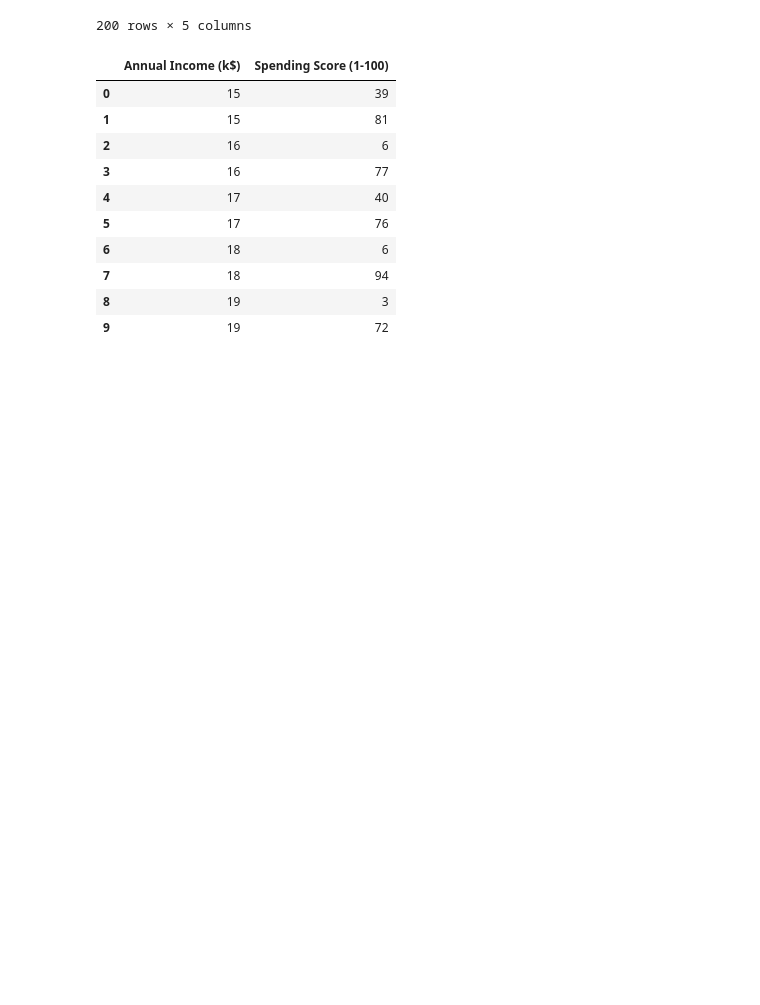
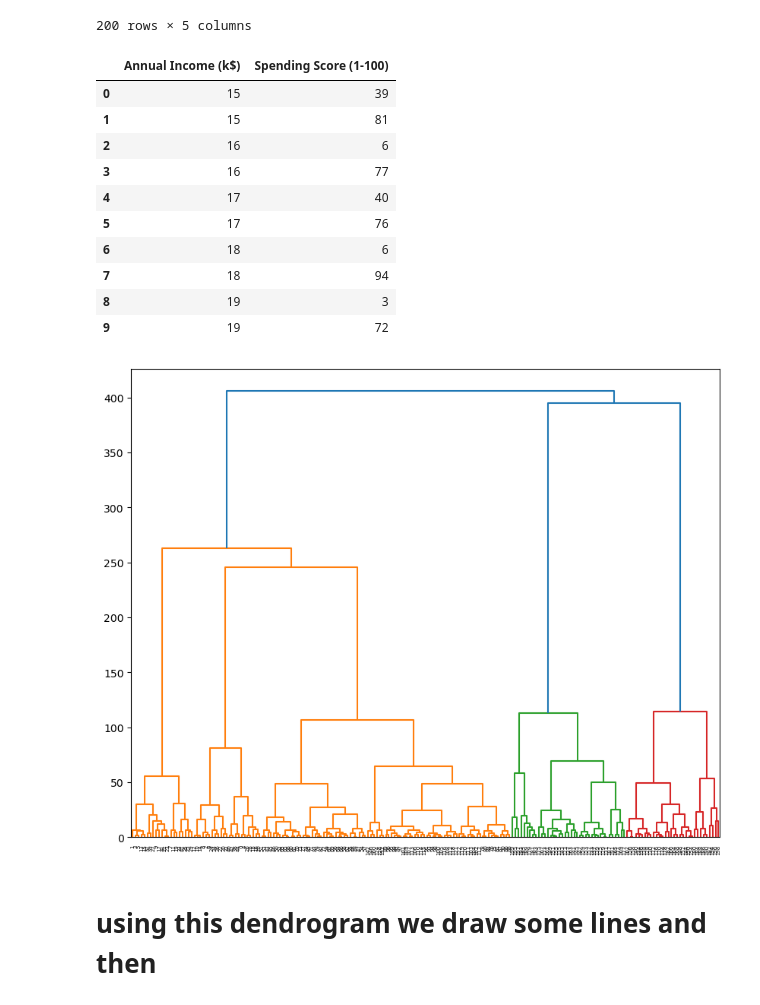
Before and after one commit to SaiPh3r/hierarchical_clustering, a Jupyter notebook: clustering_model.ipynb, the cells around one changed output. Saved outputs shown, nothing was run; the diff lists cells and outputs as text; code cells hidden in the pictures; blank space fills up the shorter version.

```diff
--- a/clustering_model.ipynb
+++ b/clustering_model.ipynb
@@ -39,0 +42,10 @@ X.head(10)
+# %%
+linked =linkage(X , method="ward")
+# %%
+plt.figure(figsize=(10,8))
+dendrogram(linked)
+plt.show()
+# %% [output]
+[figure, added]
+# %% [markdown]
+# using this dendrogram we draw some lines and then
```
Also changed, not shown: parts of 1 cell of this notebook.
